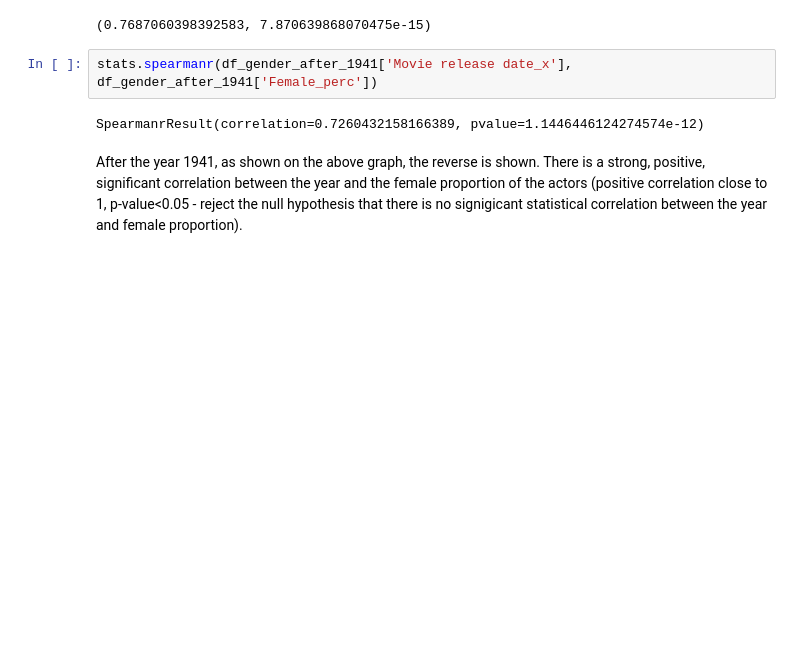
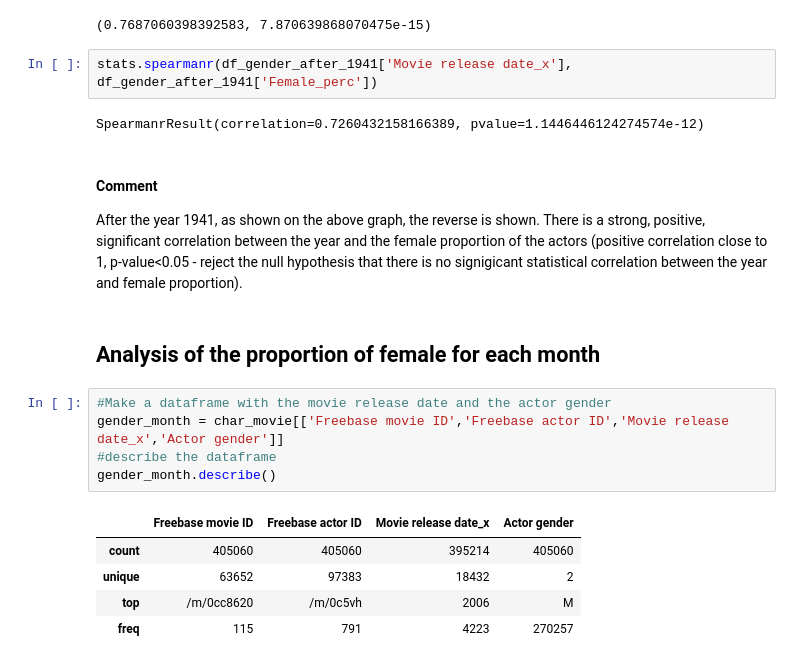
Before and after one commit to aristo6253/CS-401-ADAknow-Milestone2, a Jupyter notebook: Gender_analysis_movie_char.ipynb, the cells around one changed output. Cells and saved outputs as stored; diff of their text form; blank space fills up the shorter version.

```diff
--- a/Gender_analysis_movie_char.ipynb
+++ b/Gender_analysis_movie_char.ipynb
@@ -447,4 +476,19 @@ stats.spearmanr(df_gender_after_1941['Movie release date_x'], df_gender_after_19
 # %% [output]
 SpearmanrResult(correlation=0.7260432158166389, pvalue=1.1446446124274574e-12)
 # %% [markdown]
+#### **Comment**
+
 After the year 1941, as shown on the above graph, the reverse is shown. There is a strong, positive, significant correlation between the year and the female proportion of the actors (positive correlation close to 1, p-value<0.05 - reject the null hypothesis that there is no signigicant statistical correlation between the year and female proportion).
+# %% [markdown]
+## Analysis of the proportion of female for each month
+# %%
+#Make a dataframe with the movie release date and the actor gender
+gender_month = char_movie[['Freebase movie ID','Freebase actor ID','Movie release date_x','Actor gender']]
+#describe the dataframe
+gender_month.describe()
+# %% [output]
+|  | Freebase movie ID | Freebase actor ID | Movie release date_x | Actor gender |
+| count | 405060 | 405060 | 395214 | 405060 |
+| unique | 63652 | 97383 | 18432 | 2 |
+| top | /m/0cc8620 | /m/0c5vh | 2006 | M |
+| freq | 115 | 791 | 4223 | 270257 |
```
Also changed, not shown: parts of 19 cells of this notebook, 1 other file.
